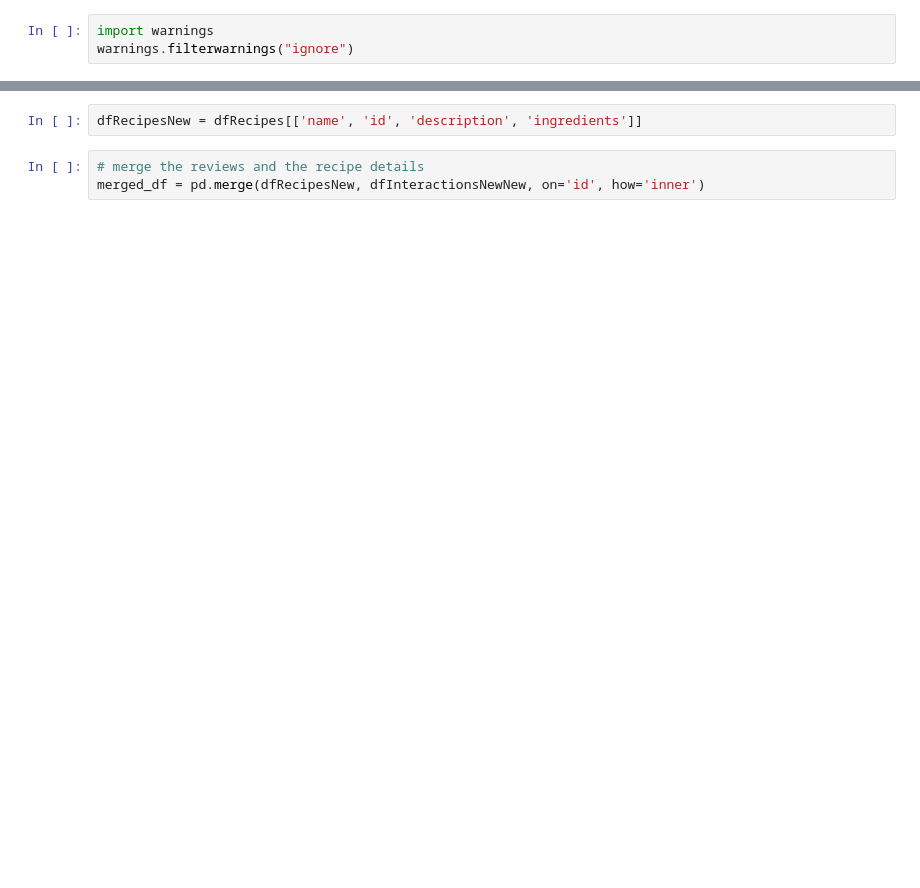
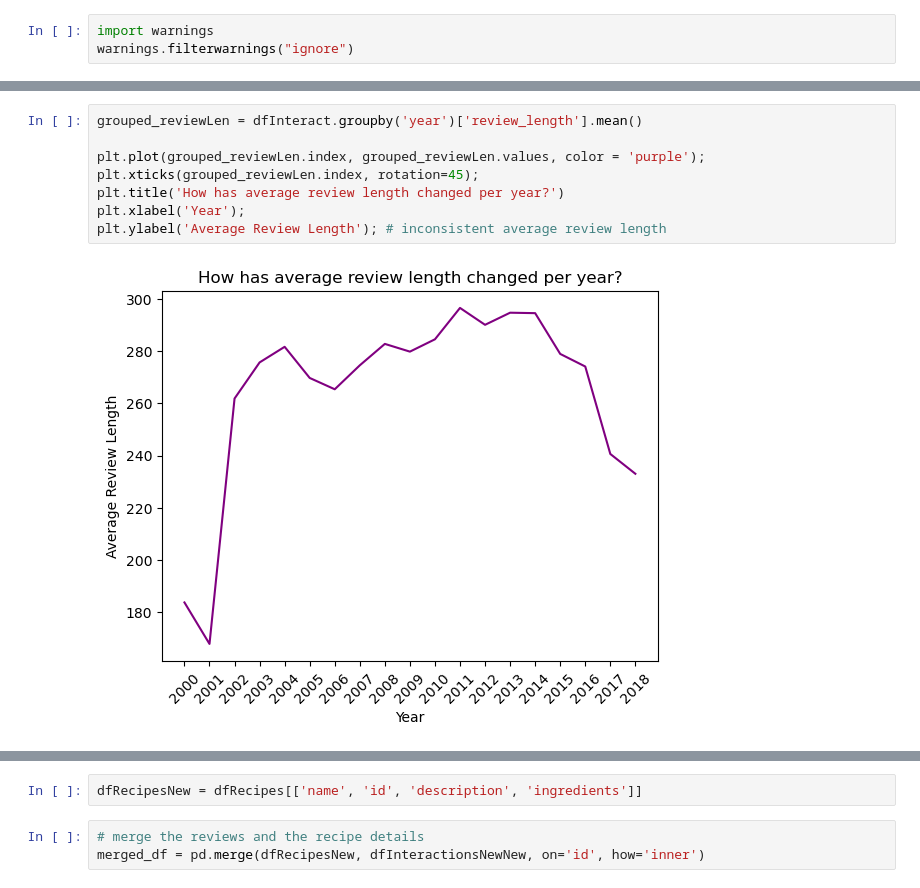
Before and after one commit to EdwardLinS/CSE158-BryanEdwardJesse, a Jupyter notebook: assignment2Food.ipynb, the cells around one changed output, grey strips where cells are left out. Saved outputs shown, nothing was run; the diff lists cells and outputs as text; blank space fills up the shorter version.

```diff
--- a/assignment2Food.ipynb
+++ b/assignment2Food.ipynb
@@ -21,0 +173,10 @@ dfRecipes = pd.read_csv("RAW_recipes.csv")
+# %%
+grouped_reviewLen = dfInteract.groupby('year')['review_length'].mean()
+
+plt.plot(grouped_reviewLen.index, grouped_reviewLen.values, color = 'purple');
+plt.xticks(grouped_reviewLen.index, rotation=45);
+plt.title('How has average review length changed per year?')
+plt.xlabel('Year');
+plt.ylabel('Average Review Length'); # inconsistent average review length
+# %% [output]
+[figure, added]
```
Also changed, not shown: parts of 45 cells of this notebook.
